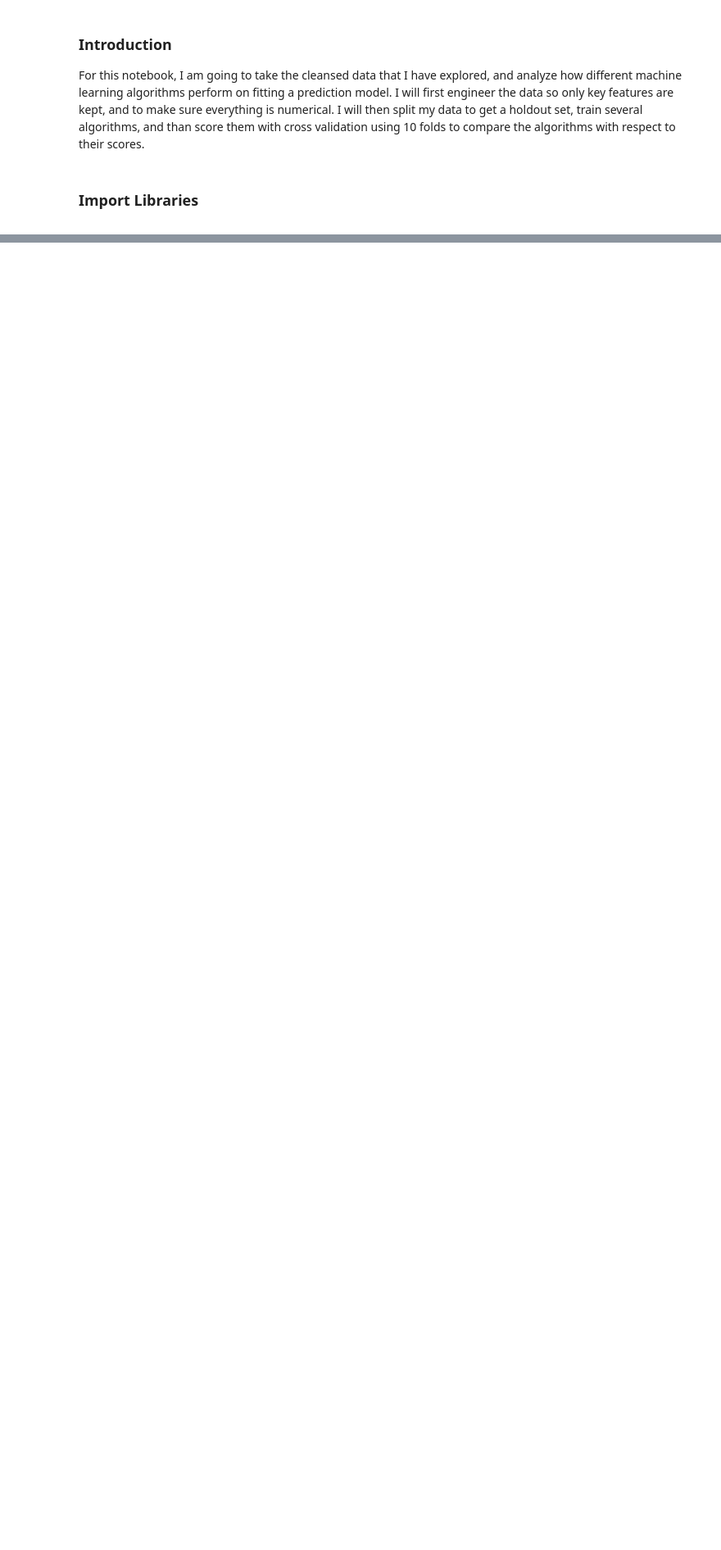
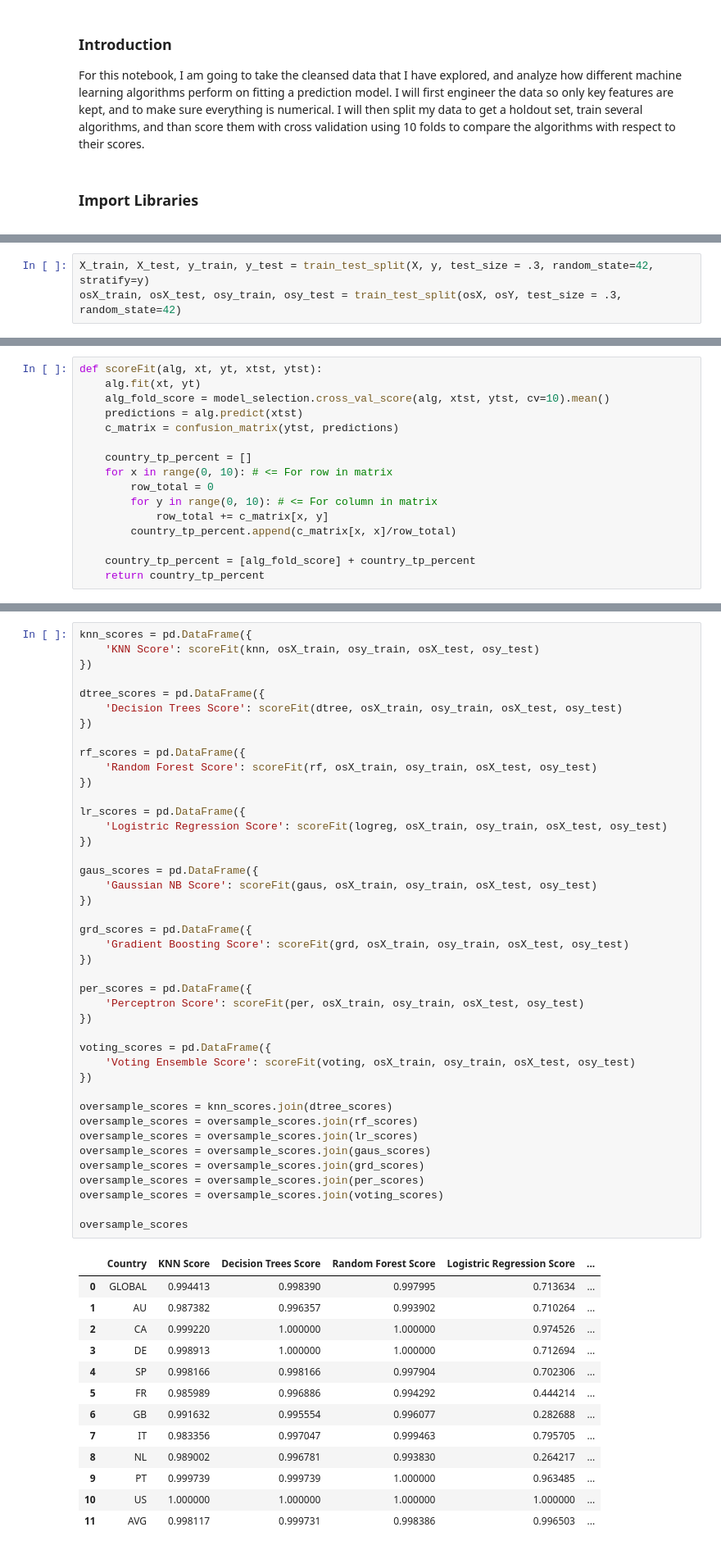
Before and after one commit to TJBANEY/Springboard-Code, a Jupyter notebook: Capstone 1 Data Analysis.ipynb, the cells around one changed output, grey strips where cells are left out. Shown: that part at 82% size. Cells and saved outputs as stored; diff of their text form; blank space fills up the shorter version.

Commit message:
Update Data Analysis

```diff
--- a/Capstone 1 Data Analysis.ipynb
+++ b/Capstone 1 Data Analysis.ipynb
@@ -347,0 +351,3 @@ Based on the algorithms that I fit my data to, and tested on my holdout set, the
+# %%
+X_train, X_test, y_train, y_test = train_test_split(X, y, test_size = .3, random_state=42, stratify=y)
+osX_train, osX_test, osy_train, osy_test = train_test_split(osX, osY, test_size = .3, random_state=42)
@@ -347,0 +368,16 @@ Based on the algorithms that I fit my data to, and tested on my holdout set, the
+# %%
+def scoreFit(alg, xt, yt, xtst, ytst):
+    alg.fit(xt, yt)
+    alg_fold_score = model_selection.cross_val_score(alg, xtst, ytst, cv=10).mean()
+    predictions = alg.predict(xtst)
+    c_matrix = confusion_matrix(ytst, predictions)
+
+    country_tp_percent = []
+    for x in range(0, 10): # <= For row in matrix
+        row_total = 0
+        for y in range(0, 10): # <= For column in matrix
+            row_total += c_matrix[x, y]
+        country_tp_percent.append(c_matrix[x, x]/row_total)
+
+    country_tp_percent = [alg_fold_score] + country_tp_percent
+    return country_tp_percent
@@ -347,0 +443,56 @@ Based on the algorithms that I fit my data to, and tested on my holdout set, the
+# %%
+knn_scores = pd.DataFrame({
+    'KNN Score': scoreFit(knn, osX_train, osy_train, osX_test, osy_test)
+})
+
+dtree_scores = pd.DataFrame({
+    'Decision Trees Score': scoreFit(dtree, osX_train, osy_train, osX_test, osy_test)
+})
+
+rf_scores = pd.DataFrame({
+    'Random Forest Score': scoreFit(rf, osX_train, osy_train, osX_test, osy_test)
+})
+
+lr_scores = pd.DataFrame({
+    'Logistric Regression Score': scoreFit(logreg, osX_train, osy_train, osX_test, osy_test)
+})
+
+gaus_scores = pd.DataFrame({
+    'Gaussian NB Score': scoreFit(gaus, osX_train, osy_train, osX_test, osy_test)
+})
+
+grd_scores = pd.DataFrame({
+    'Gradient Boosting Score': scoreFit(grd, osX_train, osy_train, osX_test, osy_test)
+})
+
+per_scores = pd.DataFrame({
+    'Perceptron Score': scoreFit(per, osX_train, osy_train, osX_test, osy_test)
+})
+
+voting_scores = pd.DataFrame({
+    'Voting Ensemble Score': scoreFit(voting, osX_train, osy_train, osX_test, osy_test)
+})
+
+oversample_scores = knn_scores.join(dtree_scores)
+oversample_scores = oversample_scores.join(rf_scores)
+oversample_scores = oversample_scores.join(lr_scores)
+oversample_scores = oversample_scores.join(gaus_scores)
+oversample_scores = oversample_scores.join(grd_scores)
+oversample_scores = oversample_scores.join(per_scores)
+oversample_scores = oversample_scores.join(voting_scores)
+
+oversample_scores
+# %% [output]
+|  | Country | KNN Score | Decision Trees Score | Random Forest Score | Logistric Regression Score | ... |
+| 0 | GLOBAL | 0.994413 | 0.998390 | 0.997995 | 0.713634 | ... |
+| 1 | AU | 0.987382 | 0.996357 | 0.993902 | 0.710264 | ... |
+| 2 | CA | 0.999220 | 1.000000 | 1.000000 | 0.974526 | ... |
+| 3 | DE | 0.998913 | 1.000000 | 1.000000 | 0.712694 | ... |
+| 4 | SP | 0.998166 | 0.998166 | 0.997904 | 0.702306 | ... |
+| 5 | FR | 0.985989 | 0.996886 | 0.994292 | 0.444214 | ... |
+| 6 | GB | 0.991632 | 0.995554 | 0.996077 | 0.282688 | ... |
+| 7 | IT | 0.983356 | 0.997047 | 0.999463 | 0.795705 | ... |
+| 8 | NL | 0.989002 | 0.996781 | 0.993830 | 0.264217 | ... |
+| 9 | PT | 0.999739 | 0.999739 | 1.000000 | 0.963485 | ... |
+| 10 | US | 1.000000 | 1.000000 | 1.000000 | 1.000000 | ... |
+| 11 | AVG | 0.998117 | 0.999731 | 0.998386 | 0.996503 | ... |
```
Also changed, not shown: parts of 70 cells of this notebook, 9 other files.
